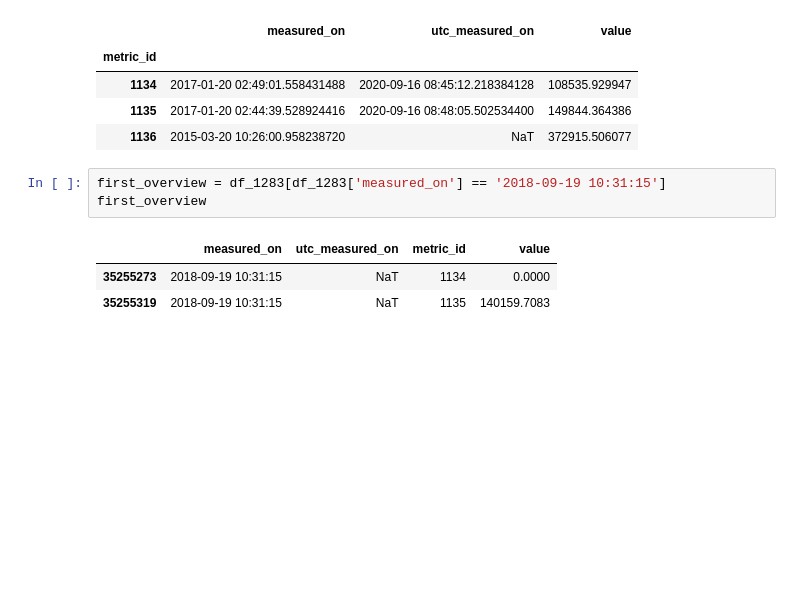
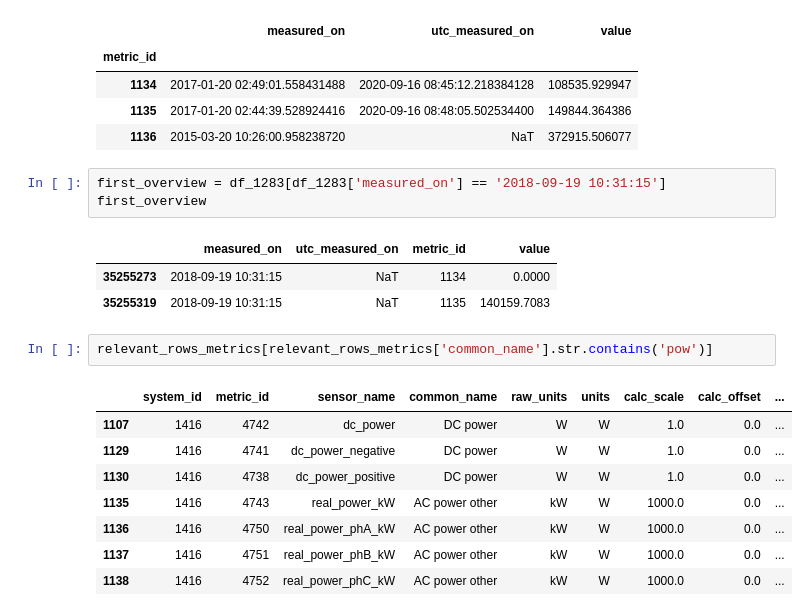
Before and after one commit to Erdos-Projects/predicting-day-ahead-solar-power-production, a Jupyter notebook: src/data/CEB/power_filter_maker.ipynb, the cells around one changed output. Drawn from its saved outputs; the diff is of its cells as text; blank space fills up the shorter version.

```diff
--- a/src/data/CEB/power_filter_maker.ipynb
+++ b/src/data/CEB/power_filter_maker.ipynb
@@ -597,3 +692,14 @@ first_overview
 |  | measured_on | utc_measured_on | metric_id | value |
 | 35255273 | 2018-09-19 10:31:15 | NaT | 1134 | 0.0000 |
 | 35255319 | 2018-09-19 10:31:15 | NaT | 1135 | 140159.7083 |
+# %%
+relevant_rows_metrics[relevant_rows_metrics['common_name'].str.contains('pow')]
+# %% [output]
+|  | system_id | metric_id | sensor_name | common_name | raw_units | units | calc_scale | calc_offset | ... |
+| 1107 | 1416 | 4742 | dc_power | DC power | W | W | 1.0 | 0.0 | ... |
+| 1129 | 1416 | 4741 | dc_power_negative | DC power | W | W | 1.0 | 0.0 | ... |
+| 1130 | 1416 | 4738 | dc_power_positive | DC power | W | W | 1.0 | 0.0 | ... |
+| 1135 | 1416 | 4743 | real_power_kW | AC power other | kW | W | 1000.0 | 0.0 | ... |
+| 1136 | 1416 | 4750 | real_power_phA_kW | AC power other | kW | W | 1000.0 | 0.0 | ... |
+| 1137 | 1416 | 4751 | real_power_phB_kW | AC power other | kW | W | 1000.0 | 0.0 | ... |
+| 1138 | 1416 | 4752 | real_power_phC_kW | AC power other | kW | W | 1000.0 | 0.0 | ... |
```
Also changed, not shown: parts of 19 cells of this notebook.
